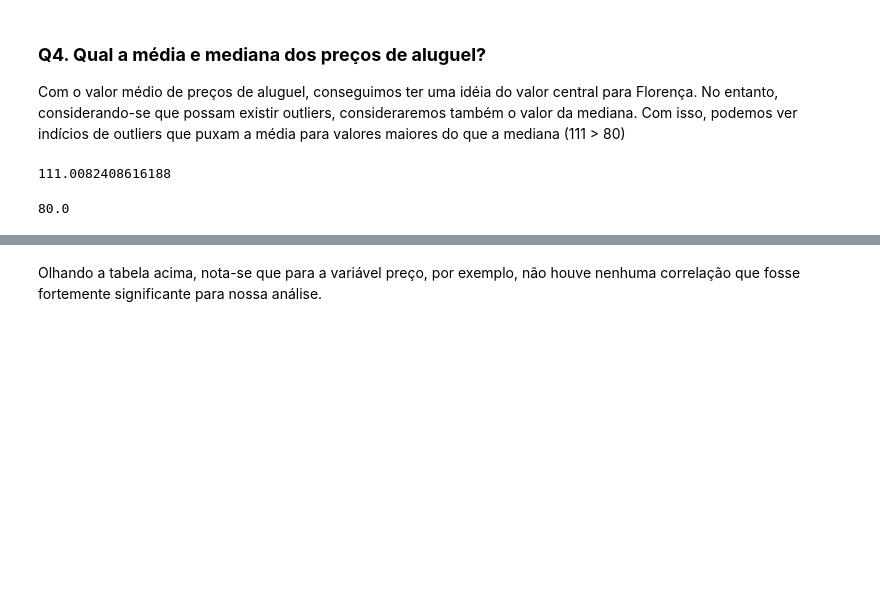
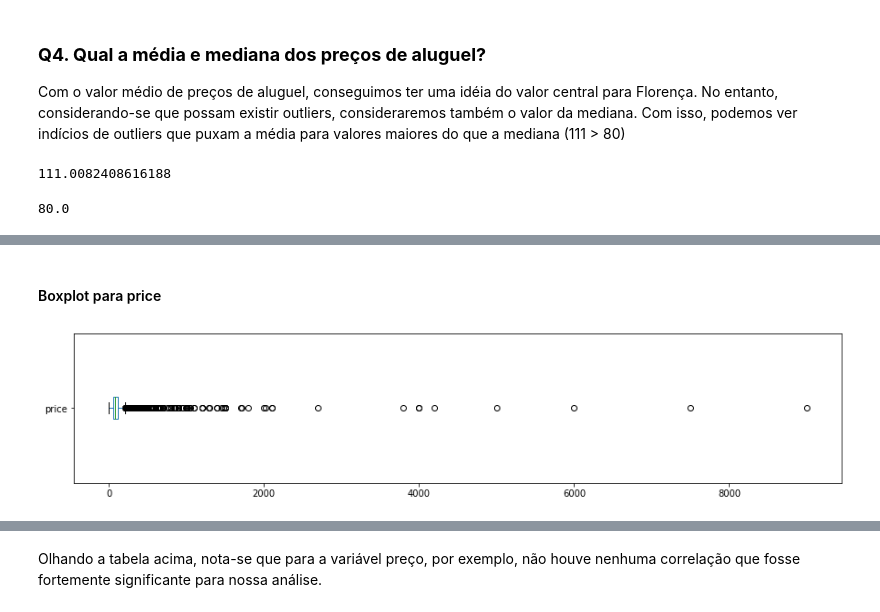
Before and after one commit to felipenaito/data_science, a Jupyter notebook: Analisando_os_Dados_do_Airbnb_Florença.ipynb, the cells around one changed output, grey strips where cells are left out. Cells and saved outputs as stored; diff of their text form; code cells hidden in the pictures; blank space fills up the shorter version.

```diff
--- a/Analisando_os_Dados_do_Airbnb_Florença.ipynb
+++ b/Analisando_os_Dados_do_Airbnb_Florença.ipynb
@@ -155,0 +199,8 @@ df.price.median()
+# %% [markdown]
+#### Boxplot para price
+# %%
+# plot do tipo 'box' para price
+df.price.plot(kind='box', vert=False, figsize=(15,3),)
+plt.show()
+# %% [output]
+[figure, added]
```
Also changed, not shown: parts of 25 cells of this notebook.
